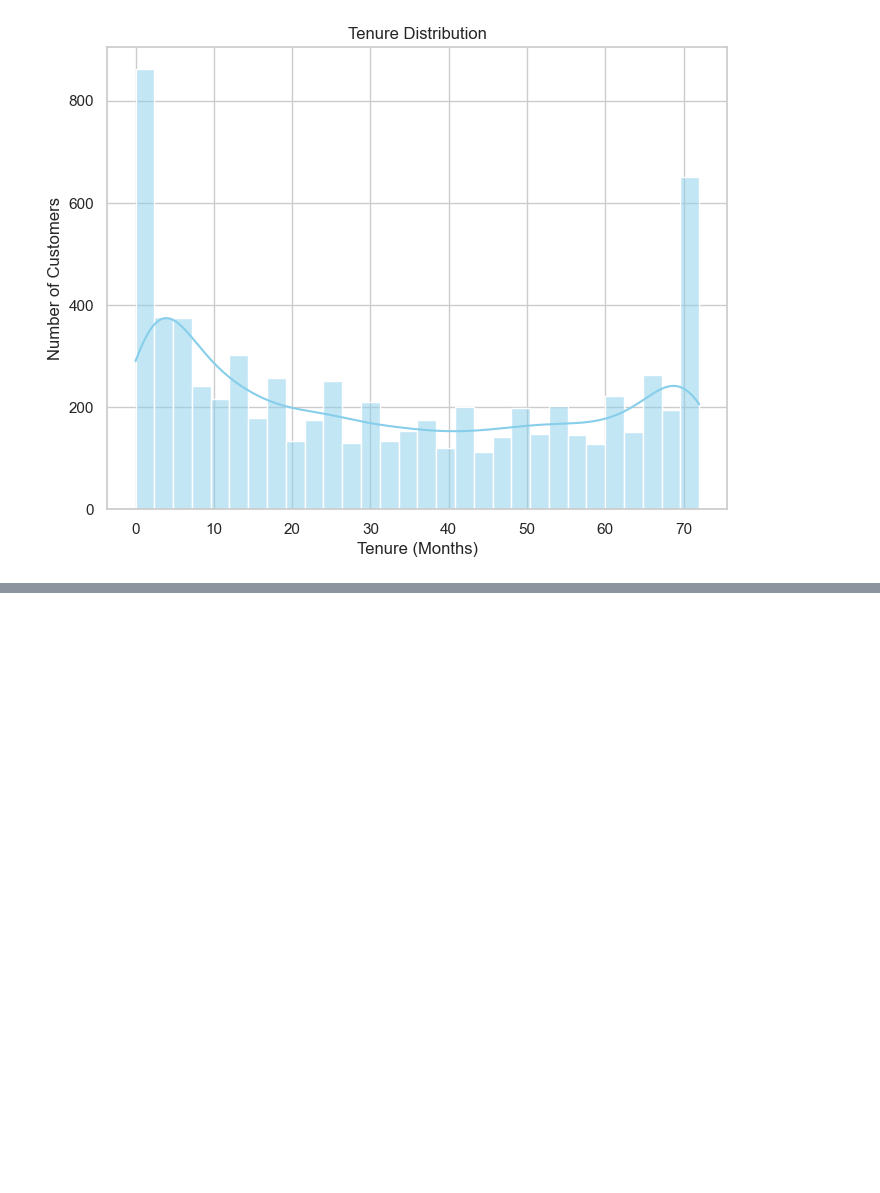
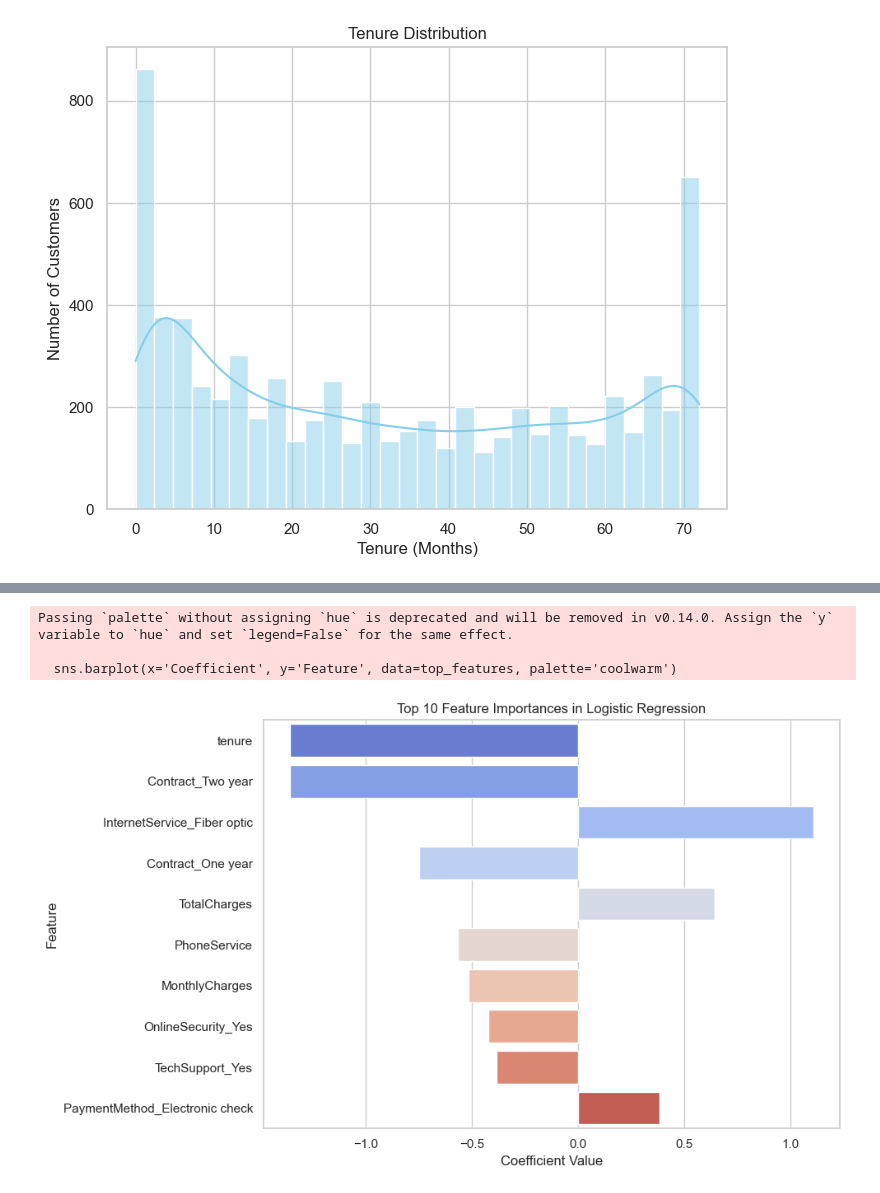
Before and after one commit to wlbennett/Customer_Churn_Prediction, a Jupyter notebook: main/churn.ipynb, the cells around one changed output, grey strips where cells are left out. Drawn from its saved outputs; the diff is of its cells as text; code cells hidden in the pictures; blank space fills up the shorter version.

```diff
--- a/main/churn.ipynb
+++ b/main/churn.ipynb
@@ -108,0 +128,10 @@ plt.show()
+# %%
+numerical_cols = ['tenure', 'MonthlyCharges', 'TotalCharges']
+
+
+df['TotalCharges'] = pd.to_numeric(df['TotalCharges'], errors='coerce')
+# %%
+df.dropna(subset=['TotalCharges'], inplace=True)
+
+
+df.reset_index(drop=True, inplace=True)
@@ -145,0 +256,9 @@ ValueError: could not convert string to float: ' '
+# %%
+print("\n--- Logistic Regression ---")
+log_reg = LogisticRegression(max_iter=1000, random_state=42)
+log_reg.fit(X_train, y_train)
+y_pred_log_reg = log_reg.predict(X_test)
+
+print("Logistic Regression Accuracy:", accuracy_score(y_test, y_pred_log_reg))
+print("\nLogistic Regression Classification Report:")
+print(classification_report(y_test, y_pred_log_reg))
@@ -145,0 +280,13 @@ ValueError: could not convert string to float: ' '
+# %%
+coefficients = log_reg.coef_[0]
+feature_names = X.columns
+
+coef_df = pd.DataFrame({
+    'Feature': feature_names,
+    'Coefficient': coefficients
+})
+
+coef_df['Abs_Coefficient'] = coef_df['Coefficient'].abs()
+coef_df_sorted = coef_df.sort_values(by='Abs_Coefficient', ascending=False)
+
+print(coef_df_sorted[['Feature', 'Coefficient']].head(10))
@@ -145,0 +305,17 @@ ValueError: could not convert string to float: ' '
+# %%
+top_features = coef_df_sorted.head(10)
+plt.figure(figsize=(10, 6))
+
+sns.barplot(x='Coefficient', y='Feature', data=top_features, palette='coolwarm')
+
+plt.title('Top 10 Feature Importances in Logistic Regression')
+plt.xlabel('Coefficient Value')
+plt.ylabel('Feature')
+
+plt.tight_layout()
+plt.show()
+# %% [output]
+Passing `palette` without assigning `hue` is deprecated and will be removed in v0.14.0. Assign the `y` variable to `hue` and set `legend=False` for the same effect.
+
+  sns.barplot(x='Coefficient', y='Feature', data=top_features, palette='coolwarm')
+[figure, added]
```
Also changed, not shown: parts of 22 cells of this notebook.
